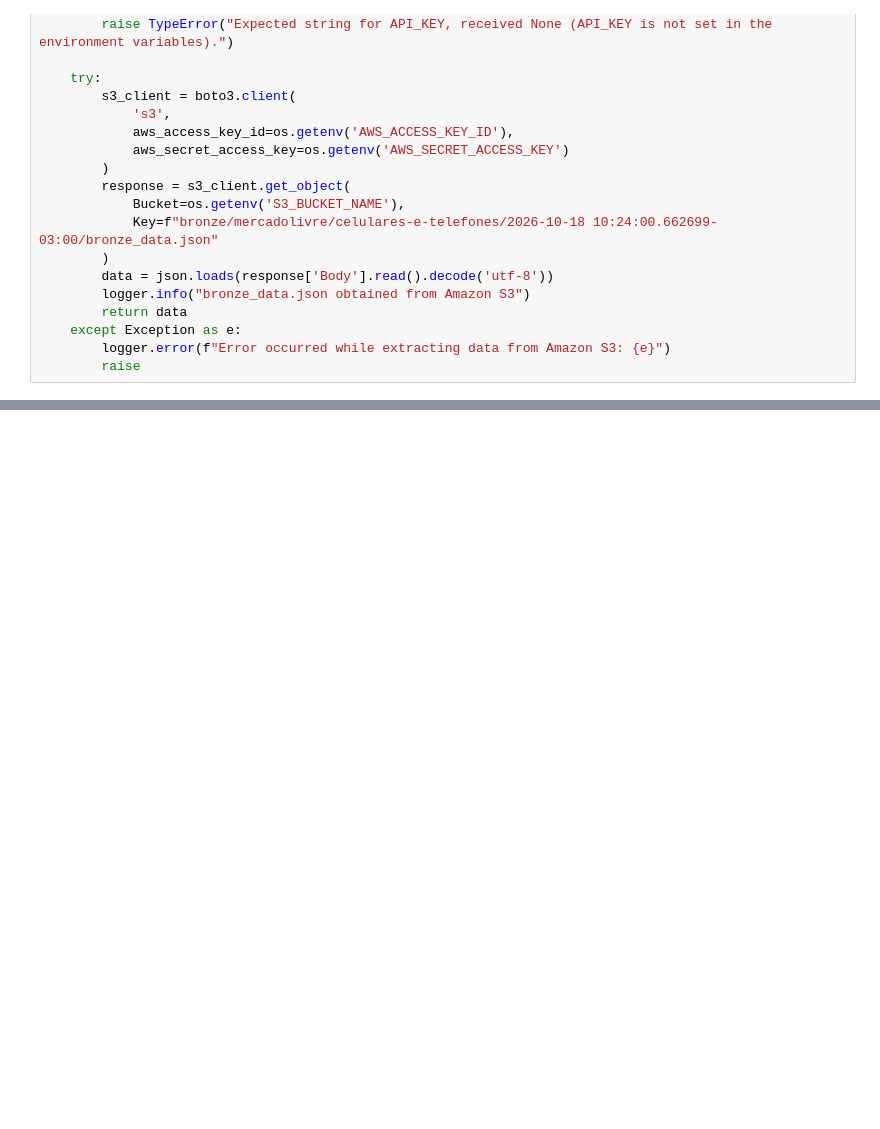
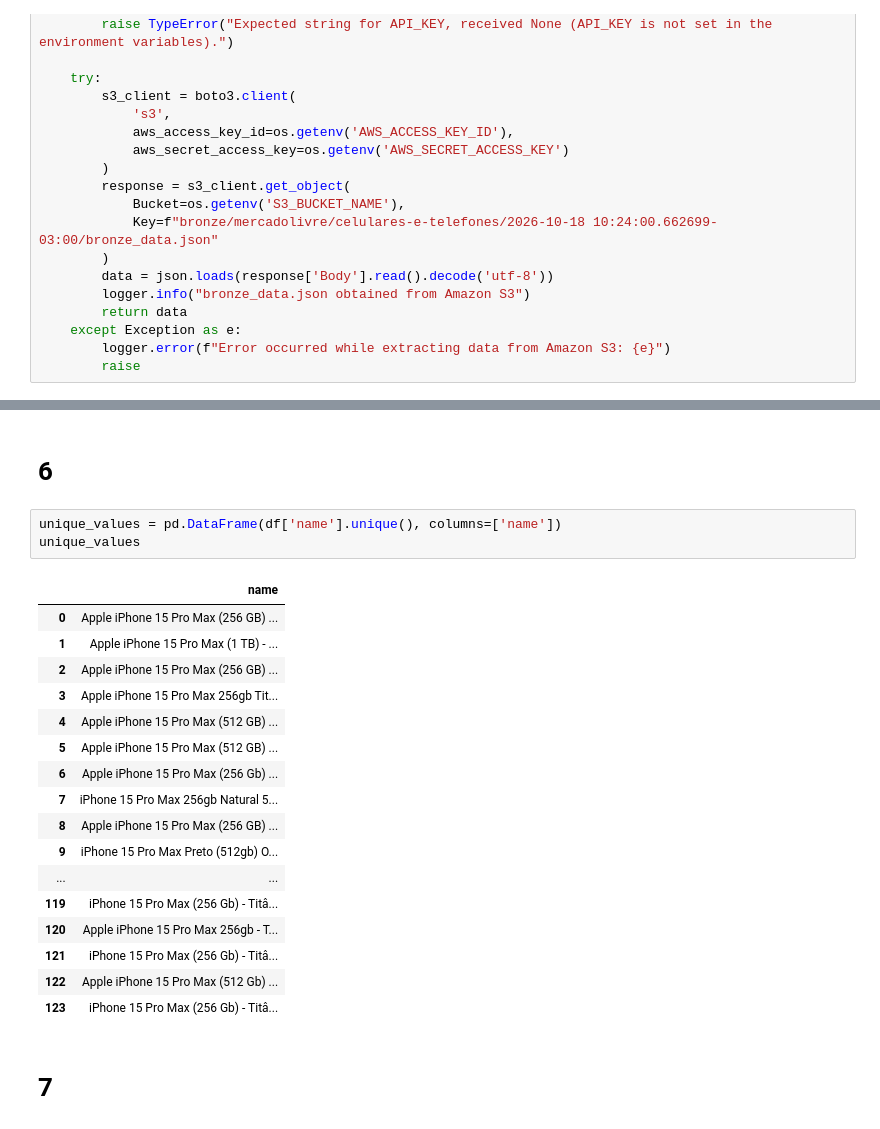
Before and after one commit to mlbvncs/mercadolivre-elt-dbt, a Jupyter notebook: notebooks/transform_analysis.ipynb, the cells around one changed output, grey strips where cells are left out. Saved outputs shown, nothing was run; the diff lists cells and outputs as text; blank space fills up the shorter version.

```diff
--- a/notebooks/transform_analysis.ipynb
+++ b/notebooks/transform_analysis.ipynb
@@ -185,2 +268,27 @@ dtype: object
+# %% [markdown]
+# 6
+# %%
+unique_values = pd.DataFrame(df['name'].unique(), columns=['name'])
+unique_values
+# %% [output]
+|  | name |
+| 0 | Apple iPhone 15 Pro Max (256 GB) ... |
+| 1 | Apple iPhone 15 Pro Max (1 TB) - ... |
+| 2 | Apple iPhone 15 Pro Max (256 GB) ... |
+| 3 | Apple iPhone 15 Pro Max 256gb Tit... |
+| 4 | Apple iPhone 15 Pro Max (512 GB) ... |
+| 5 | Apple iPhone 15 Pro Max (512 GB) ... |
+| 6 | Apple iPhone 15 Pro Max (256 Gb) ... |
+| 7 | iPhone 15 Pro Max 256gb Natural 5... |
+| 8 | Apple iPhone 15 Pro Max (256 GB) ... |
+| 9 | iPhone 15 Pro Max Preto (512gb) O... |
+| ... | ... |
+| 119 | iPhone 15 Pro Max (256 Gb) - Titâ... |
+| 120 | Apple iPhone 15 Pro Max 256gb - T... |
+| 121 | iPhone 15 Pro Max (256 Gb) - Titâ... |
+| 122 | Apple iPhone 15 Pro Max (512 Gb) ... |
+| 123 | iPhone 15 Pro Max (256 Gb) - Titâ... |
+# %% [markdown]
+# 7
 # %%
 resume = pd.DataFrame({
```
Also changed, not shown: parts of 20 cells of this notebook, 4 other files.
